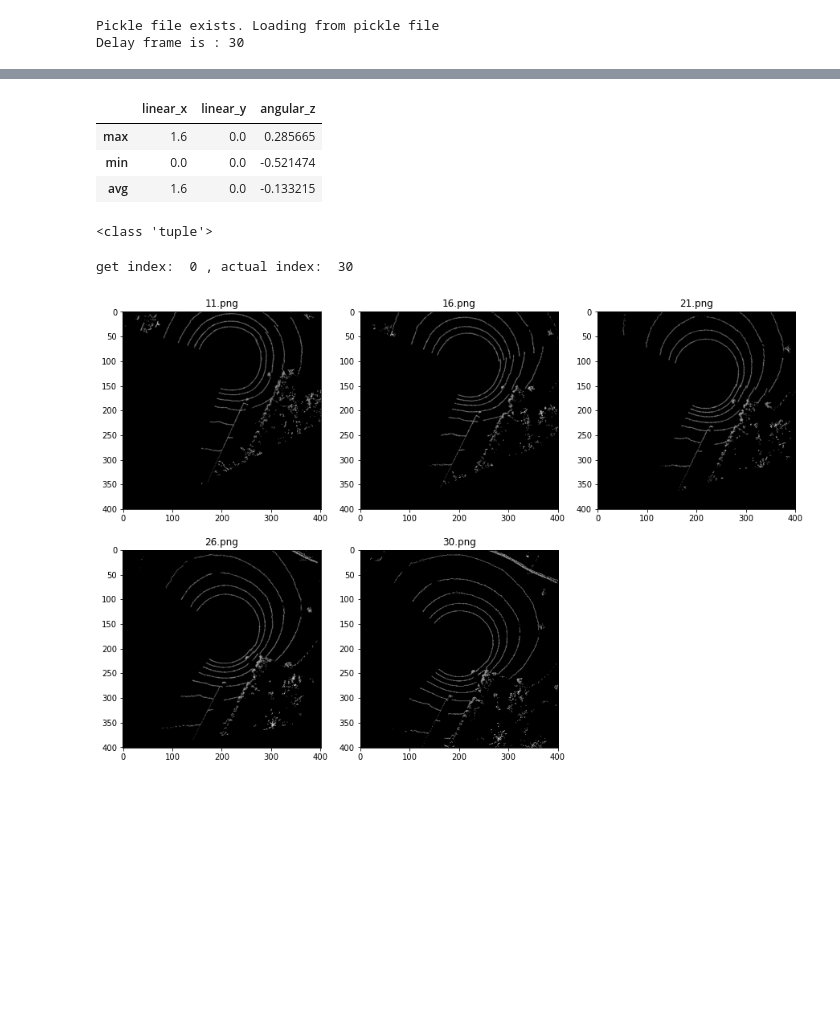
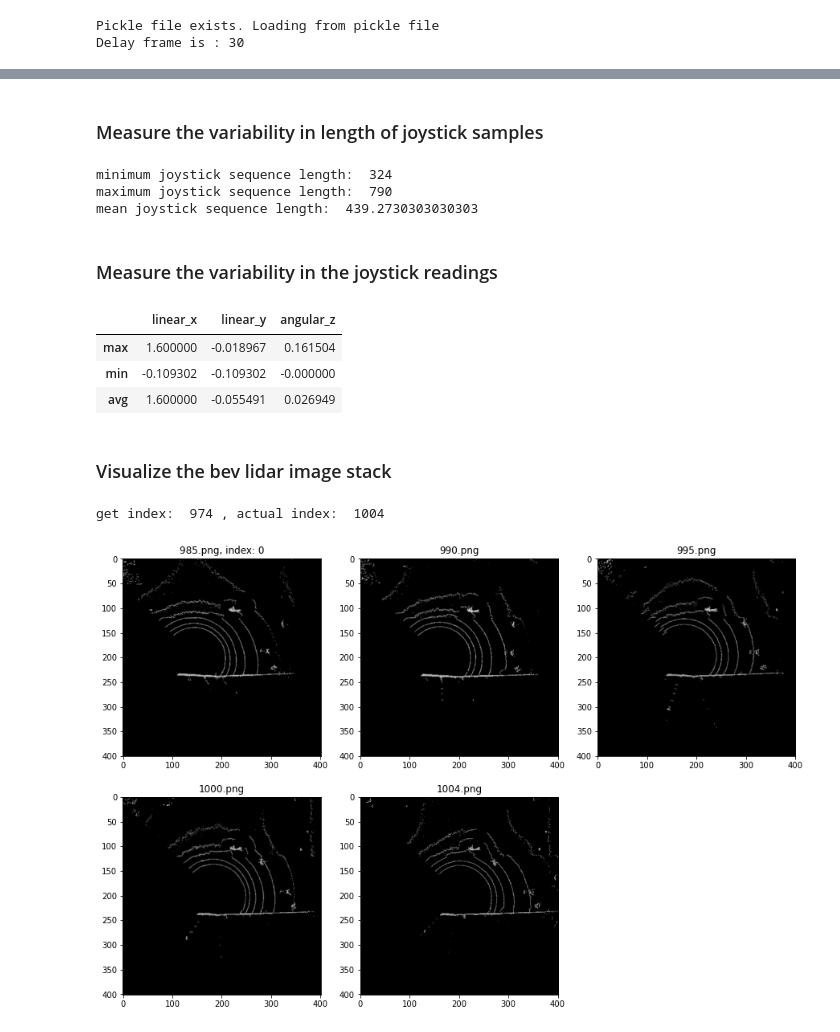
Before and after one commit to abhinavchadaga/clip_social_nav, a Jupyter notebook: dataset_visualization.ipynb, the cells around one changed output, grey strips where cells are left out. Drawn from its saved outputs; the diff is of its cells as text; code cells hidden in the pictures; blank space fills up the shorter version.

```diff
--- a/dataset_visualization.ipynb
+++ b/dataset_visualization.ipynb
@@ -22,5 +25,5 @@ length of dataset:  3441
 # %%
-# index = random.randint(0, len(dataset) - dataset.delay - 1)
-index = 0
+index = random.randint(0, len(dataset) - dataset.delay - 1)
+# index = 0
 cprint(f'index: {index}', color='green')
 # %% [output]
@@ -48,3 +55,20 @@ joy_df
+# %% [markdown]
+### Measure the variability in length of joystick samples
+# %%
+joy_lengths = [dataset[i][1].shape[0] for i in range(len(dataset) - dataset.delay)]
+min_joy_length = min(joy_lengths)
+max_joy_length = max(joy_lengths)
+mean_joy_length = sum(joy_lengths) / len(joy_lengths)
+
+print('minimum joystick sequence length: ', min_joy_length)
+print('maximum joystick sequence length: ', max_joy_length)
+print('mean joystick sequence length: ', mean_joy_length)
+# %% [output]
+minimum joystick sequence length:  324
+maximum joystick sequence length:  790
+mean joystick sequence length:  439.2730303030303
+# %% [markdown]
+### Measure the variability in the joystick readings
 # %%
 linear_x_max = joy_df['linear_x'].max()
 linear_x_min = joy_df['linear_y'].min()
@@ -67,42 +91,40 @@ joy_stats_df = pd.DataFrame(data=joy_stats, columns=[
 joy_stats_df
 # %% [output]
 |  | linear_x | linear_y | angular_z |
-| max | 1.6 | 0.0 | 0.285665 |
-| min | 0.0 | 0.0 | -0.521474 |
-| avg | 1.6 | 0.0 | -0.133215 |
+| max | 1.600000 | -0.018967 | 0.161504 |
+| min | -0.109302 | -0.109302 | -0.000000 |
+| avg | 1.600000 | -0.055491 | 0.026949 |
-# %%
-print(type(lidar))
-# %% [output]
-<class 'tuple'>
+# %% [markdown]
+### Visualize the bev lidar image stack
 # %%
 fig = plt.figure(figsize=(15, 10), num=index)
 rows = 2
 columns = 3
 
 print('get index: ', index, ', actual index: ', index + dataset.delay)
 
 lidar_imgs = lidar[0]
 img_file_names = lidar[1]
 
 fig.add_subplot(rows, columns, 1)
 plt.imshow(lidar_imgs[0], cmap='gray')
-plt.title(img_file_names[0])
+plt.title(f'{img_file_names[0]}, index: 0')
 
 fig.add_subplot(rows, columns, 2)
 plt.imshow(lidar_imgs[1], cmap='gray')
 plt.title(img_file_names[1])
 
 fig.add_subplot(rows, columns, 3)
 plt.imshow(lidar_imgs[2], cmap='gray')
 plt.title(img_file_names[2])
 
 fig.add_subplot(rows, columns, 4)
 plt.imshow(lidar_imgs[3], cmap='gray')
 plt.title(img_file_names[3])
 
 fig.add_subplot(rows, columns, 5)
 plt.imshow(lidar_imgs[4], cmap='gray')
 plt.title(img_file_names[4]);
 # %% [output]
-get index:  0 , actual index:  30
+get index:  974 , actual index:  1004
-[figure, old version]
+[figure, new version]
```
Also changed, not shown: parts of 8 cells of this notebook, 3 other files.
